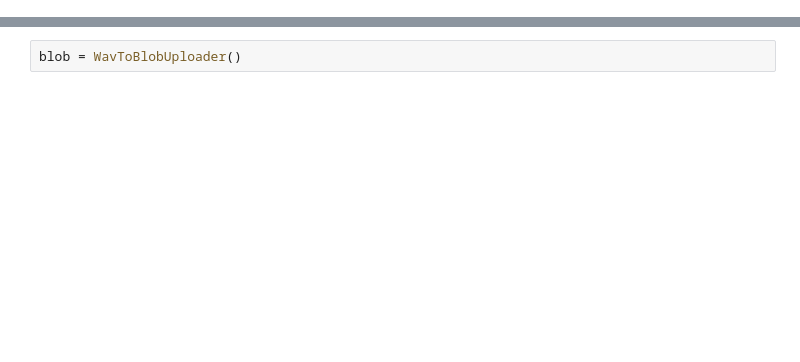
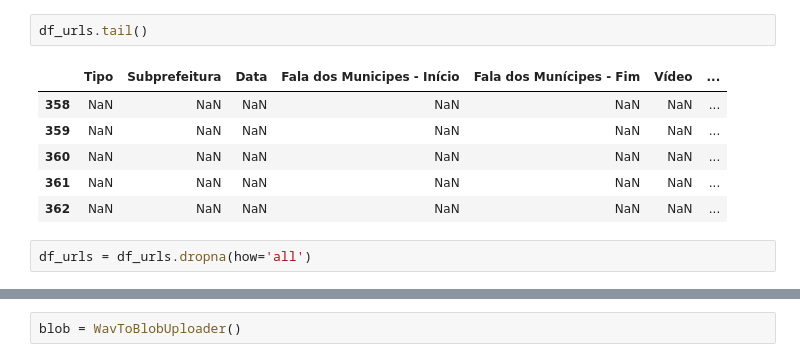
Before and after one commit to h-pgy/transcricao_audiencias_pdm, a Jupyter notebook: prototipo.ipynb, the cells around one changed output, grey strips where cells are left out. Cells and saved outputs as stored; diff of their text form; blank space fills up the shorter version.

```diff
--- a/prototipo.ipynb
+++ b/prototipo.ipynb
@@ -13,0 +27,11 @@ youtube_url = 'https://www.youtube.com/watch?v=NA72Vx4HQ_A'
+# %%
+df_urls.tail()
+# %% [output]
+|  | Tipo | Subprefeitura | Data | Fala dos Municipes - Início | Fala dos Munícipes - Fim | Vídeo | ... |
+| 358 | NaN | NaN | NaN | NaN | NaN | NaN | ... |
+| 359 | NaN | NaN | NaN | NaN | NaN | NaN | ... |
+| 360 | NaN | NaN | NaN | NaN | NaN | NaN | ... |
+| 361 | NaN | NaN | NaN | NaN | NaN | NaN | ... |
+| 362 | NaN | NaN | NaN | NaN | NaN | NaN | ... |
+# %%
+df_urls = df_urls.dropna(how='all')
```
Also changed, not shown: parts of 19 cells of this notebook, 4 other files.
